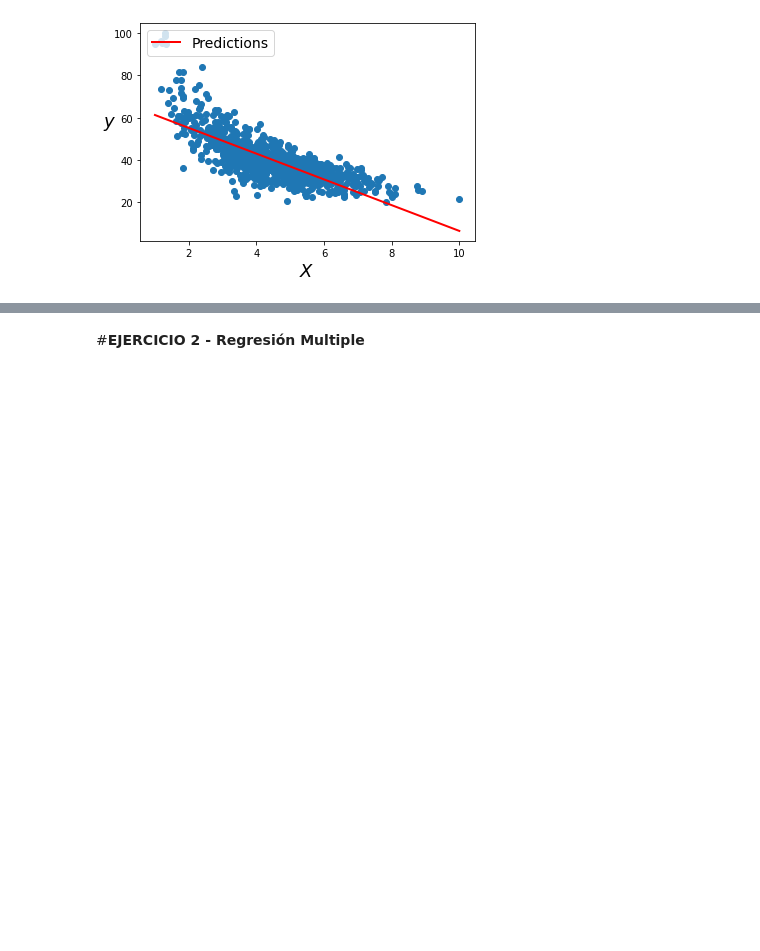
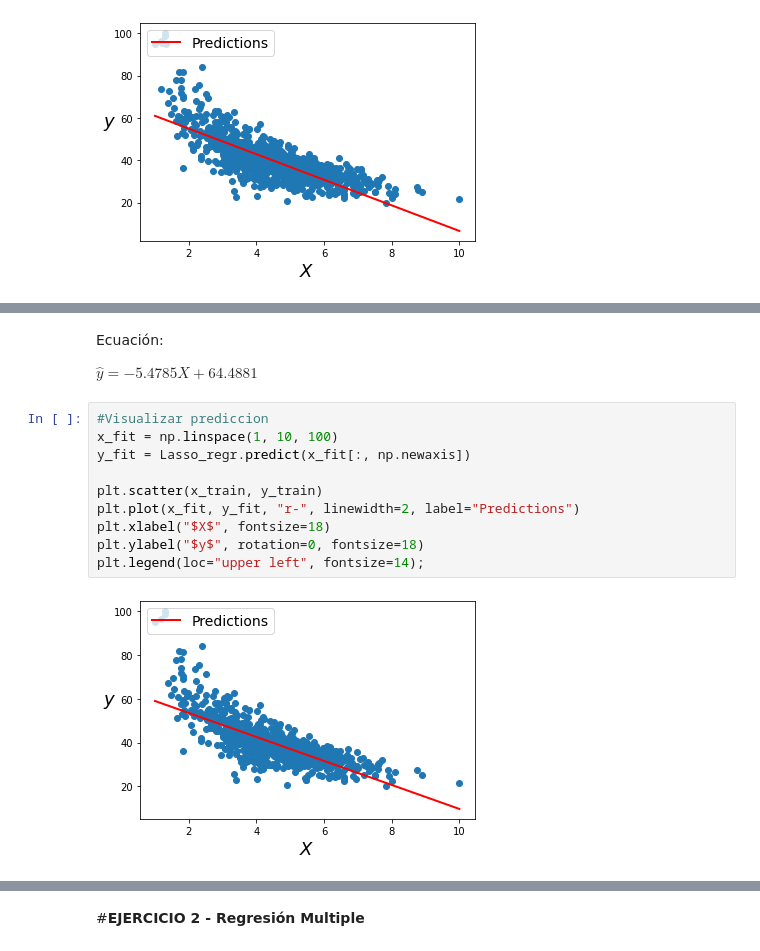
Before and after one commit to PosgradoMNA/actividades-de-aprendizaje-DGarcia-A01086411, a Jupyter notebook: Actividad_Semana_8_7_Regresiones.ipynb, the cells around one changed output, grey strips where cells are left out. Saved outputs shown, nothing was run; the diff lists cells and outputs as text; blank space fills up the shorter version.

```diff
--- a/Actividad_Semana_8_7_Regresiones.ipynb
+++ b/Actividad_Semana_8_7_Regresiones.ipynb
@@ -114,0 +208,16 @@ NameError: ignored
+# %% [markdown]
+Ecuación:
+
+$\hat{y} = -5.4785X + 64.4881$
+# %%
+#Visualizar prediccion
+x_fit = np.linspace(1, 10, 100)
+y_fit = Lasso_regr.predict(x_fit[:, np.newaxis])
+
+plt.scatter(x_train, y_train)
+plt.plot(x_fit, y_fit, "r-", linewidth=2, label="Predictions")
+plt.xlabel("$X$", fontsize=18)
+plt.ylabel("$y$", rotation=0, fontsize=18)
+plt.legend(loc="upper left", fontsize=14);
+# %% [output]
+[figure, added]
```
Also changed, not shown: parts of 22 cells of this notebook.
